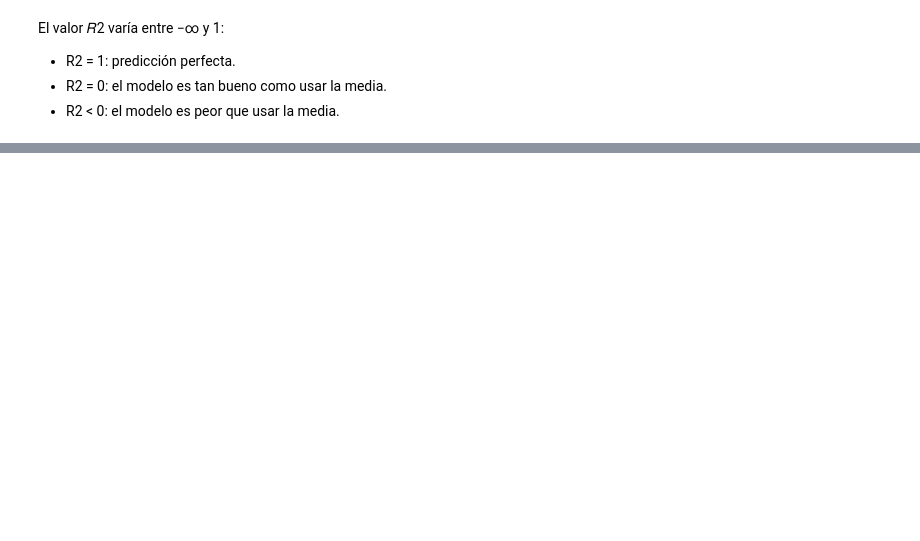
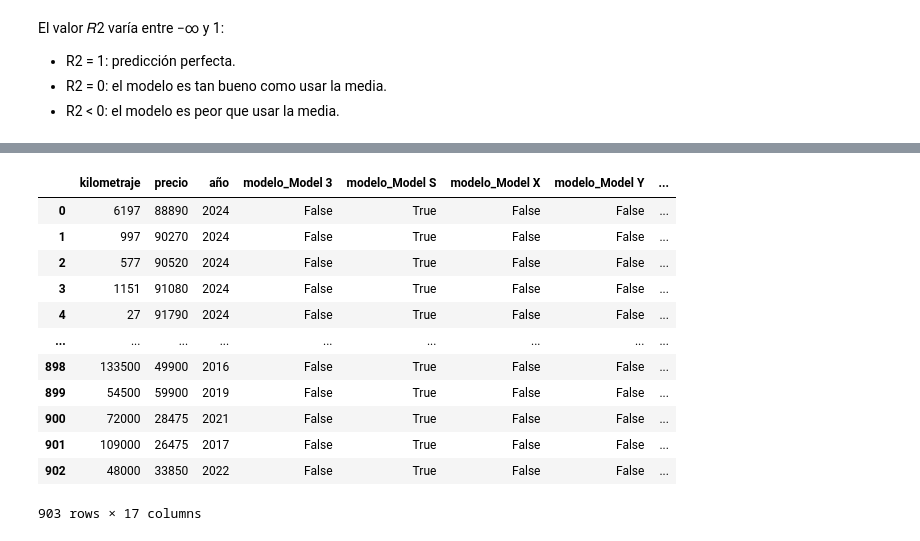
Before and after one commit to ProyectosMaster/ProyectoTesla, a Jupyter notebook: src/modeling/tesla_random_forest_regressor.ipynb, the cells around one changed output, grey strips where cells are left out. Cells and saved outputs as stored; diff of their text form; code cells hidden in the pictures; blank space fills up the shorter version.

```diff
--- a/src/modeling/tesla_random_forest_regressor.ipynb
+++ b/src/modeling/tesla_random_forest_regressor.ipynb
@@ -94,0 +79,17 @@ R2 Score: 0.7129127387718319
+# %%
+df_dummies = pd.read_csv('data_prepared_dummies.csv', sep=';')
+df_dummies
+# %% [output]
+|  | kilometraje | precio | año | modelo_Model 3 | modelo_Model S | modelo_Model X | modelo_Model Y | ... |
+| 0 | 6197 | 88890 | 2024 | False | True | False | False | ... |
+| 1 | 997 | 90270 | 2024 | False | True | False | False | ... |
+| 2 | 577 | 90520 | 2024 | False | True | False | False | ... |
+| 3 | 1151 | 91080 | 2024 | False | True | False | False | ... |
+| 4 | 27 | 91790 | 2024 | False | True | False | False | ... |
+| ... | ... | ... | ... | ... | ... | ... | ... | ... |
+| 898 | 133500 | 49900 | 2016 | False | True | False | False | ... |
+| 899 | 54500 | 59900 | 2019 | False | True | False | False | ... |
+| 900 | 72000 | 28475 | 2021 | False | True | False | False | ... |
+| 901 | 109000 | 26475 | 2017 | False | True | False | False | ... |
+| 902 | 48000 | 33850 | 2022 | False | True | False | False | ... |
+903 rows × 17 columns
```
Also changed, not shown: parts of 25 cells of this notebook, 27 other files.
